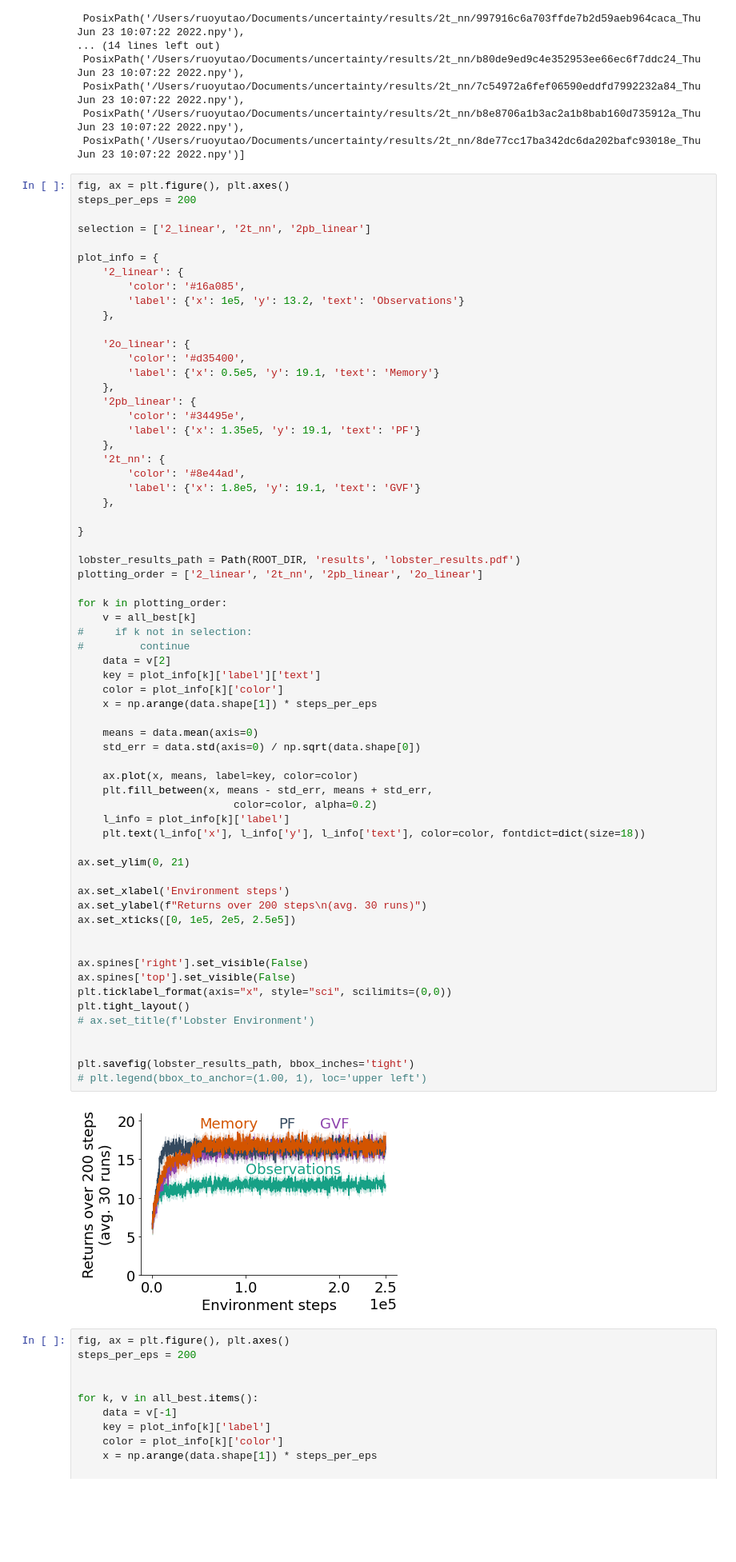
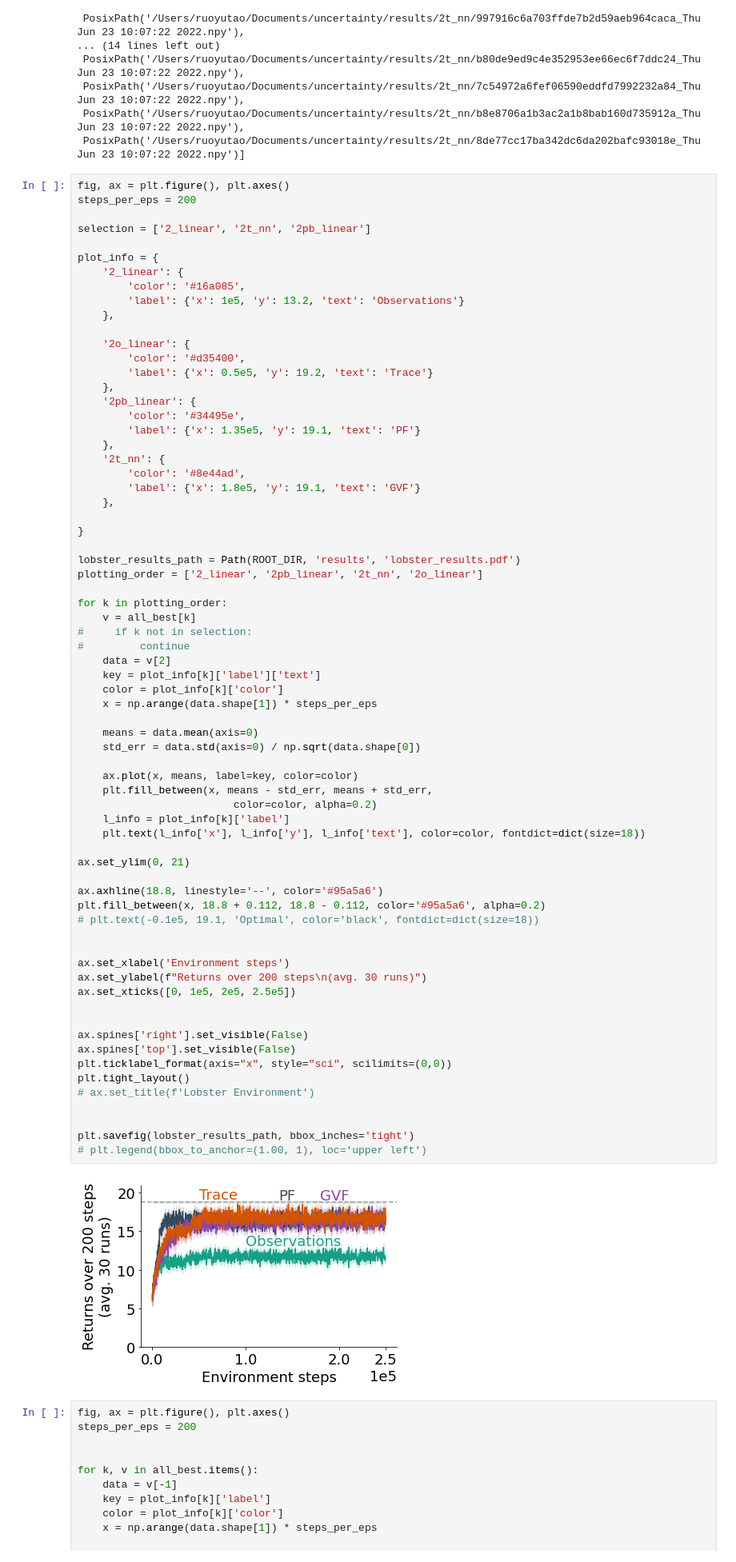
Before and after one commit to taodav/aux-inputs, a Jupyter notebook: analysis/plot_results_2.ipynb, the cells around one changed output. Shown at 80% size. Saved outputs shown, nothing was run; the diff lists cells and outputs as text; blank space fills up the shorter version.

```diff
--- a/analysis/plot_results_2.ipynb
+++ b/analysis/plot_results_2.ipynb
@@ -124,7 +124,7 @@ plot_info = {
 
     '2o_linear': {
         'color': '#d35400',
-        'label': {'x': 0.5e5, 'y': 19.1, 'text': 'Memory'}
+        'label': {'x': 0.5e5, 'y': 19.2, 'text': 'Trace'}
     },
     '2pb_linear': {
         'color': '#34495e',
@@ -138,7 +138,7 @@ plot_info = {
 }
 
 lobster_results_path = Path(ROOT_DIR, 'results', 'lobster_results.pdf')
-plotting_order = ['2_linear', '2t_nn', '2pb_linear', '2o_linear']
+plotting_order = ['2_linear', '2pb_linear', '2t_nn', '2o_linear']
 
 for k in plotting_order:
     v = all_best[k]
@@ -148,34 +148,39 @@ for k in plotting_order:
     key = plot_info[k]['label']['text']
     color = plot_info[k]['color']
     x = np.arange(data.shape[1]) * steps_per_eps
 
     means = data.mean(axis=0)
     std_err = data.std(axis=0) / np.sqrt(data.shape[0])
 
     ax.plot(x, means, label=key, color=color)
     plt.fill_between(x, means - std_err, means + std_err,
                          color=color, alpha=0.2)
     l_info = plot_info[k]['label']
     plt.text(l_info['x'], l_info['y'], l_info['text'], color=color, fontdict=dict(size=18))
 
 ax.set_ylim(0, 21)
 
+ax.axhline(18.8, linestyle='--', color='#95a5a6')
+plt.fill_between(x, 18.8 + 0.112, 18.8 - 0.112, color='#95a5a6', alpha=0.2)
+# plt.text(-0.1e5, 19.1, 'Optimal', color='black', fontdict=dict(size=18))
+
+
 ax.set_xlabel('Environment steps')
 ax.set_ylabel(f"Returns over 200 steps\n(avg. 30 runs)")
 ax.set_xticks([0, 1e5, 2e5, 2.5e5])
 
 
 ax.spines['right'].set_visible(False)
 ax.spines['top'].set_visible(False)
 plt.ticklabel_format(axis="x", style="sci", scilimits=(0,0))
 plt.tight_layout()
 # ax.set_title(f'Lobster Environment')
 
 
 plt.savefig(lobster_results_path, bbox_inches='tight')
 # plt.legend(bbox_to_anchor=(1.00, 1), loc='upper left')
 # %% [output]
-[figure, old version]
+[figure, new version]
 # %%
 fig, ax = plt.figure(), plt.axes()
 steps_per_eps = 200
```
Also changed, not shown: 12 other files.
